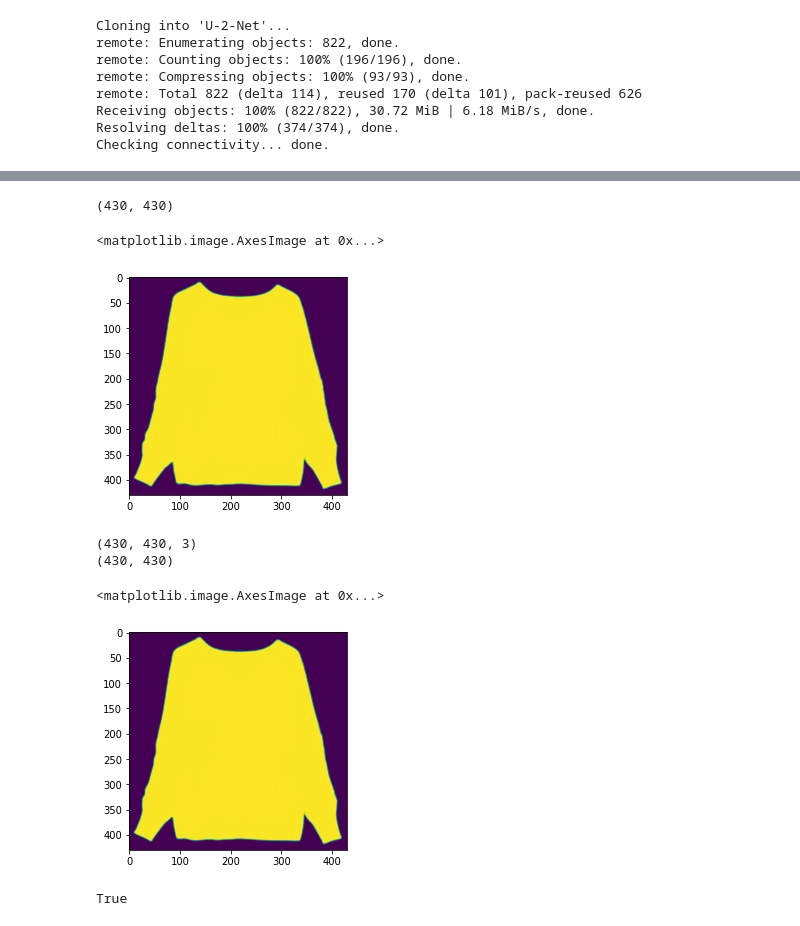
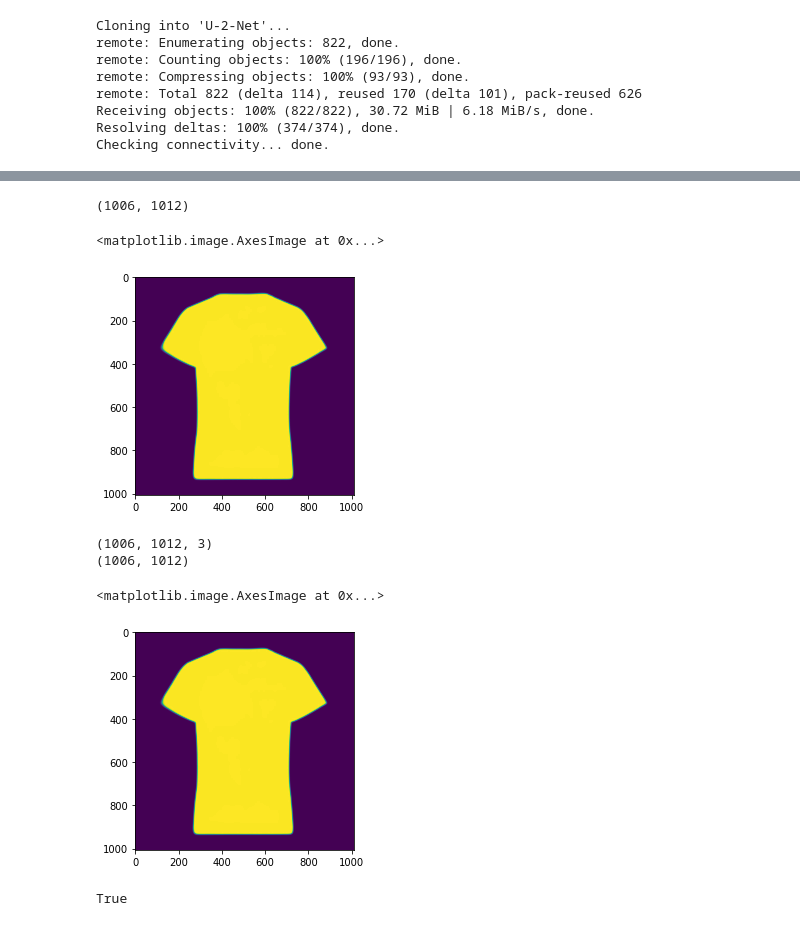
Before and after one commit to jiaqianjing/VITON-HD, a Jupyter notebook: cloth_mask.ipynb, the cells around one changed output, grey strips where cells are left out. Cells and saved outputs as stored; diff of their text form; code cells hidden in the pictures.

```diff
--- a/cloth_mask.ipynb
+++ b/cloth_mask.ipynb
@@ -59,25 +51,25 @@ import os
 import numpy as np
 import matplotlib.pyplot as plt
 # %%
-img_path = './datasets/test/cloth-mask/925945766.jpg'
+img_path = './datasets/test/cloth-mask/00001.jpg'
 img_01 = cv2.imread(img_path, cv2.IMREAD_GRAYSCALE)
 print(img_01.shape)
 plt.imshow(img_01)
 # %% [output]
-(430, 430)
+(1006, 1012)
 <matplotlib.image.AxesImage at 0x...>
-[figure, old version]
+[figure, new version]
 # %%
-img = cv2.imread('./datasets/test/cloth-mask/925945766.jpg')
+img = cv2.imread('./datasets/test/cloth-mask/00001.jpg')
 print(img.shape)
 img_gray = cv2.cvtColor(img, cv2.COLOR_BGR2GRAY)
 print(img_gray.shape)
 plt.imshow(img_gray)
 # %% [output]
-(430, 430, 3)
-(430, 430)
+(1006, 1012, 3)
+(1006, 1012)
 <matplotlib.image.AxesImage at 0x...>
-[figure, old version]
+[figure, new version]
 # %%
 (img_01 == img_gray).reshape([-1]).all()
 # %% [output]
```
Also changed, not shown: parts of 2 cells of this notebook, 12 other files.
